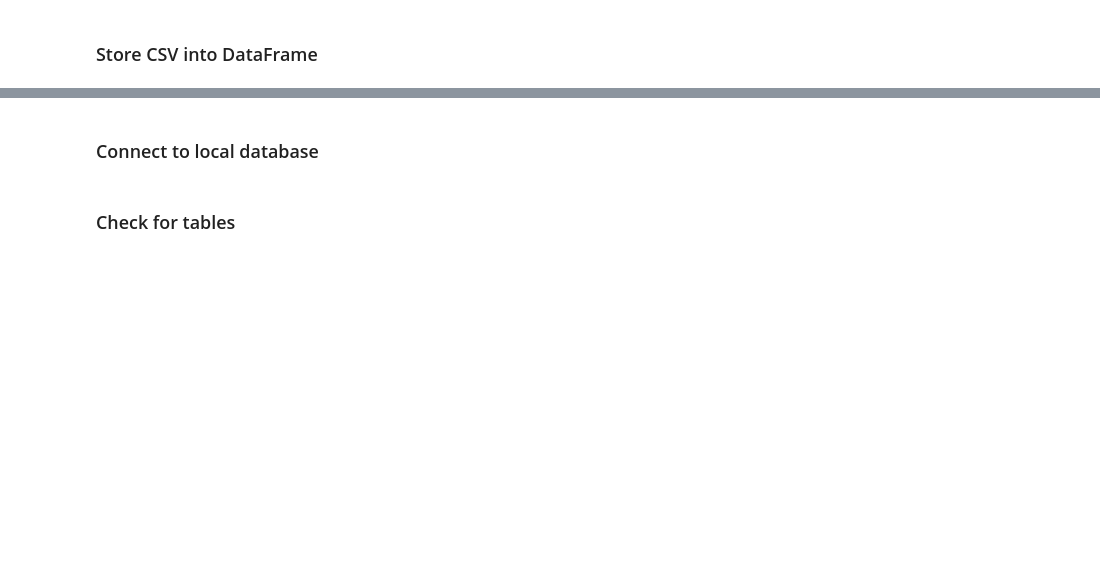
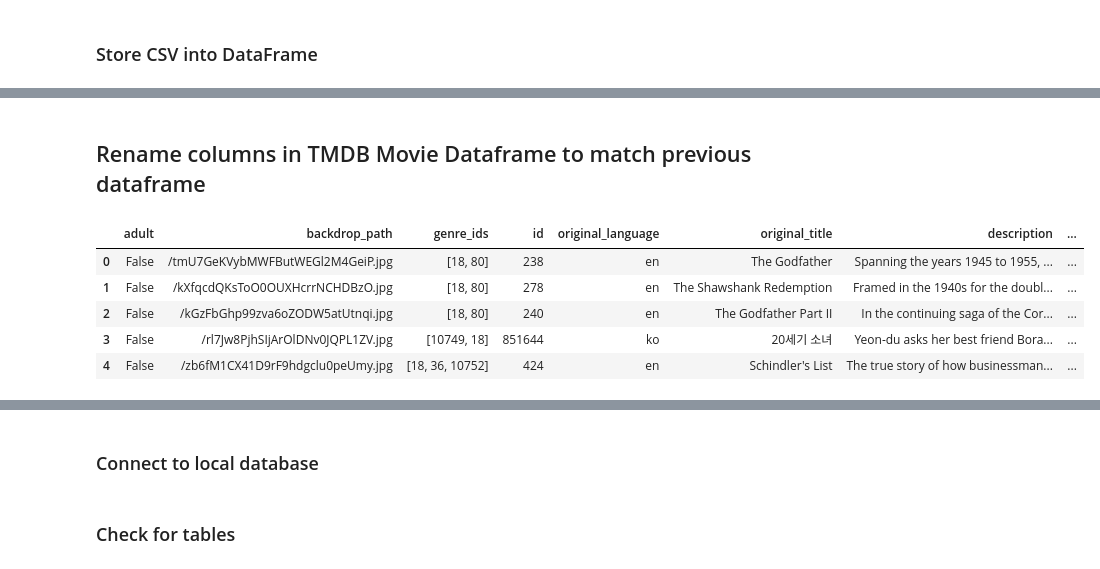
Before and after one commit to joshuasamuel4825/Movies-ETL, a Jupyter notebook: data_etl.ipynb, the cells around one changed output, grey strips where cells are left out. Cells and saved outputs as stored; diff of their text form; code cells hidden in the pictures; blank space fills up the shorter version.

```diff
--- a/data_etl.ipynb
+++ b/data_etl.ipynb
@@ -37,0 +193,12 @@ netflix_titles_df.head()
+# %% [markdown]
+## Rename columns in TMDB Movie Dataframe to match previous dataframe
+# %%
+tmdb_movies_df.rename(columns={'popularity':'tmdb_popularity', 'overview':'description', 'vote_average':'tmdb_score', 'release_date':'release_year' }, inplace = True)
+tmdb_movies_df.head()
+# %% [output]
+|  | adult | backdrop_path | genre_ids | id | original_language | original_title | description | ... |
+| 0 | False | /tmU7GeKVybMWFButWEGl2M4GeiP.jpg | [18, 80] | 238 | en | The Godfather | Spanning the years 1945 to 1955, ... | ... |
+| 1 | False | /kXfqcdQKsToO0OUXHcrrNCHDBzO.jpg | [18, 80] | 278 | en | The Shawshank Redemption | Framed in the 1940s for the doubl... | ... |
+| 2 | False | /kGzFbGhp99zva6oZODW5atUtnqi.jpg | [18, 80] | 240 | en | The Godfather Part II | In the continuing saga of the Cor... | ... |
+| 3 | False | /rl7Jw8PjhSIjArOlDNv0JQPL1ZV.jpg | [10749, 18] | 851644 | ko | 20세기 소녀 | Yeon-du asks her best friend Bora... | ... |
+| 4 | False | /zb6fM1CX41D9rF9hdgclu0peUmy.jpg | [18, 36, 10752] | 424 | en | Schindler's List | The true story of how businessman... | ... |
```
Also changed, not shown: parts of 33 cells of this notebook.
